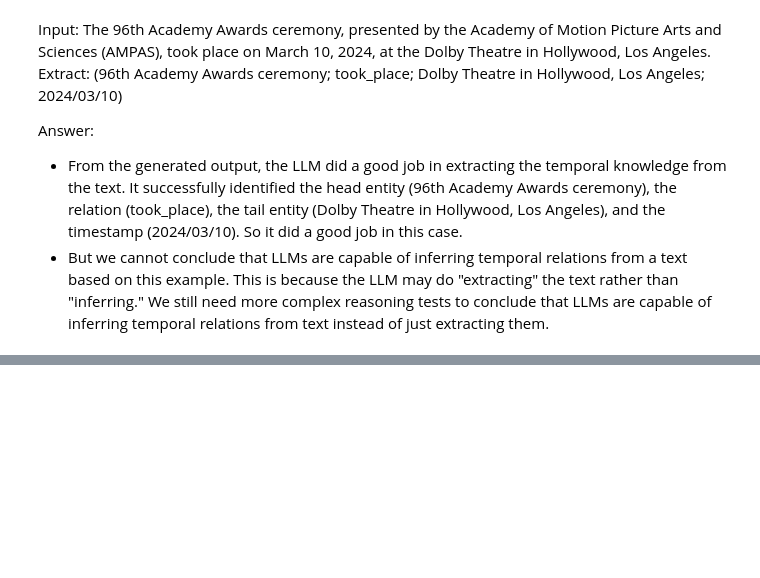
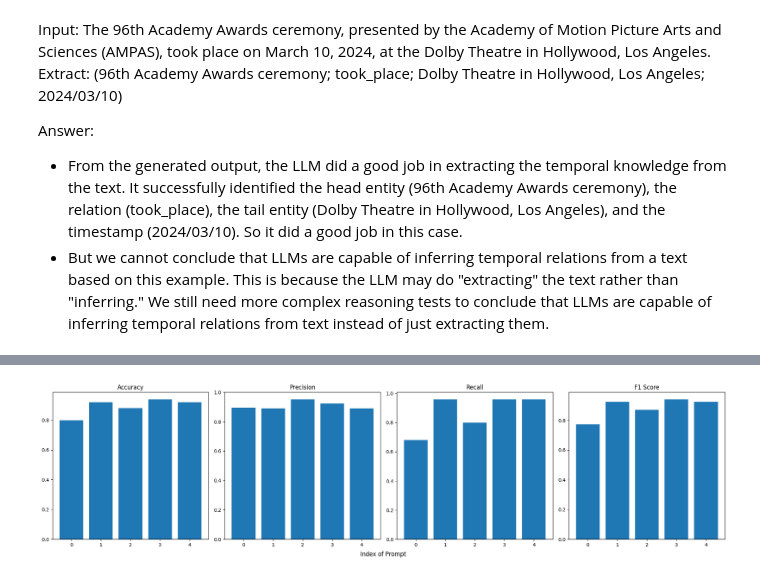
Before and after one commit to whats2000/InformationRetrievalPython, a Jupyter notebook: Course/LargeLanguageModel/MIS590_W14_Lab_Exercise.ipynb, the cells around one changed output, grey strips where cells are left out. Drawn from its saved outputs; the diff is of its cells as text; code cells hidden in the pictures; blank space fills up the shorter version.

```diff
--- a/Course/LargeLanguageModel/MIS590_W14_Lab_Exercise.ipynb
+++ b/Course/LargeLanguageModel/MIS590_W14_Lab_Exercise.ipynb
@@ -211,0 +245,2 @@ Write your code and display the results in this Jupyter Notebook. Then, export i
+# %%
+reviews = pd.read_csv('movie_reviews.csv')
@@ -211,0 +317,8 @@ Write your code and display the results in this Jupyter Notebook. Then, export i
+# %%
+# Calculate the sentiment for each review
+predicted_sentiments = []
+
+for review in tqdm(reviews['review']):
+    predicted_sentiments.append(predict_sentiment(review))
+
+predicted_sentiments[:5]
@@ -211,0 +450,5 @@ Write your code and display the results in this Jupyter Notebook. Then, export i
+# %%
+# F1-score
+total_metrics['f1_score'] = 2 * (total_metrics['precision'] * total_metrics['recall']) / (total_metrics['precision'] + total_metrics['recall'])
+
+total_metrics
@@ -211,0 +462,40 @@ Write your code and display the results in this Jupyter Notebook. Then, export i
+# %%
+import matplotlib.pyplot as plt
+
+fig, ax = plt.subplots(1, 4, figsize=(20, 5))
+
+# Use the index of the prompts as x-axis labels
+x = range(len(total_metrics))  # Index as x-axis labels
+indices = list(range(len(total_metrics['prompt'])))  # Numeric indices for labels
+
+# Accuracy plot
+ax[0].bar(x, total_metrics['accuracy'])
+ax[0].set_title('Accuracy')
+ax[0].set_xticks(x)
+ax[0].set_xticklabels(indices, rotation=0)
+
+# Precision plot
+ax[1].bar(x, total_metrics['precision'])
+ax[1].set_title('Precision')
+ax[1].set_xticks(x)
+ax[1].set_xticklabels(indices, rotation=0)
+
+# Recall plot
+ax[2].bar(x, total_metrics['recall'])
+ax[2].set_title('Recall')
+ax[2].set_xticks(x)
+ax[2].set_xticklabels(indices, rotation=0)
+
+# F1 Score plot
+ax[3].bar(x, total_metrics['f1_score'])
+ax[3].set_title('F1 Score')
+ax[3].set_xticks(x)
+ax[3].set_xticklabels(indices, rotation=0)
+
+# Common x-axis label
+fig.text(0.5, -0.02, 'Index of Prompt', ha='center', fontsize=12)
+
+plt.tight_layout()
+plt.show()
+# %% [output]
+[figure, added]
```
Also changed, not shown: parts of 13 cells of this notebook, 2 other files.
